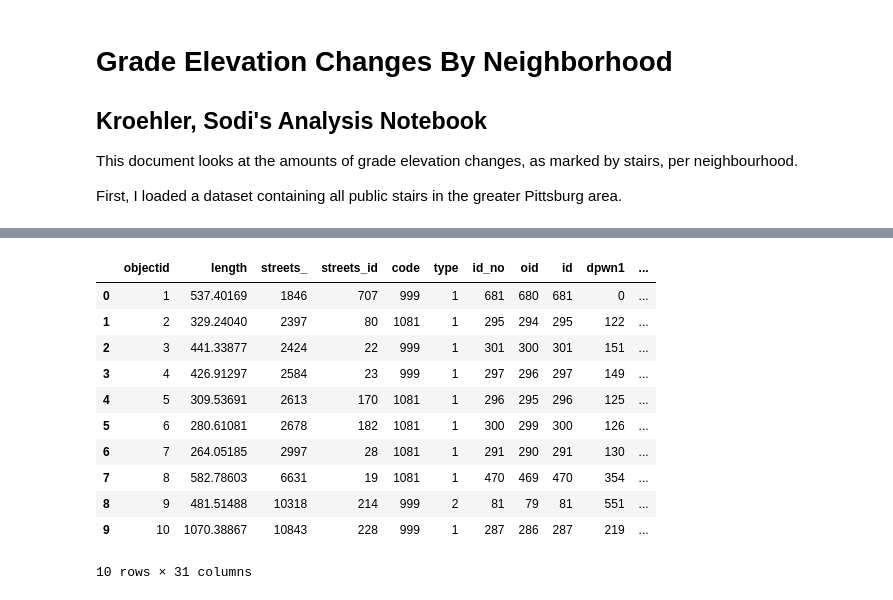
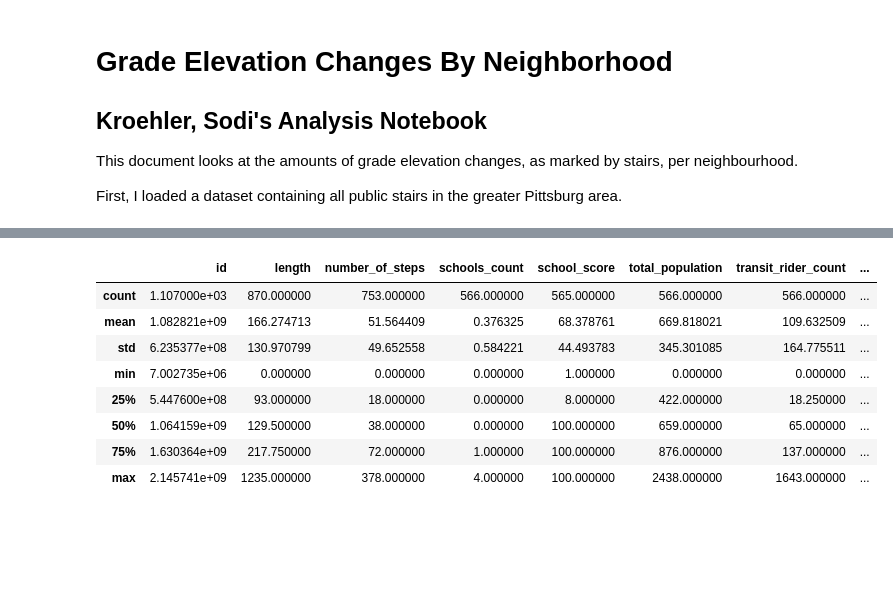
Before and after one commit to SodiKroehler/CS0010_Final_Project, a Jupyter notebook: SK_PersonalNotebook.ipynb, the cells around one changed output, grey strips where cells are left out. Saved outputs shown, nothing was run; the diff lists cells and outputs as text; code cells hidden in the pictures; blank space fills up the shorter version.

```diff
--- a/SK_PersonalNotebook.ipynb
+++ b/SK_PersonalNotebook.ipynb
@@ -36,16 +16,13 @@ list(stairs.columns)
-# %%
-stairs.head(10)
-# %% [output]
-|  | objectid | length | streets_ | streets_id | code | type | id_no | oid | id | dpwn1 | ... |
-| 0 | 1 | 537.40169 | 1846 | 707 | 999 | 1 | 681 | 680 | 681 | 0 | ... |
-| 1 | 2 | 329.24040 | 2397 | 80 | 1081 | 1 | 295 | 294 | 295 | 122 | ... |
-| 2 | 3 | 441.33877 | 2424 | 22 | 999 | 1 | 301 | 300 | 301 | 151 | ... |
-| 3 | 4 | 426.91297 | 2584 | 23 | 999 | 1 | 297 | 296 | 297 | 149 | ... |
-| 4 | 5 | 309.53691 | 2613 | 170 | 1081 | 1 | 296 | 295 | 296 | 125 | ... |
-| 5 | 6 | 280.61081 | 2678 | 182 | 1081 | 1 | 300 | 299 | 300 | 126 | ... |
-| 6 | 7 | 264.05185 | 2997 | 28 | 1081 | 1 | 291 | 290 | 291 | 130 | ... |
-| 7 | 8 | 582.78603 | 6631 | 19 | 1081 | 1 | 470 | 469 | 470 | 354 | ... |
-| 8 | 9 | 481.51488 | 10318 | 214 | 999 | 2 | 81 | 79 | 81 | 551 | ... |
-| 9 | 10 | 1070.38867 | 10843 | 228 | 999 | 1 | 287 | 286 | 287 | 219 | ... |
-10 rows × 31 columns
+# %%
+stairs.describe()
+# %% [output]
+|  | id | length | number_of_steps | schools_count | school_score | total_population | transit_rider_count | ... |
+| count | 1.107000e+03 | 870.000000 | 753.000000 | 566.000000 | 565.000000 | 566.000000 | 566.000000 | ... |
+| mean | 1.082821e+09 | 166.274713 | 51.564409 | 0.376325 | 68.378761 | 669.818021 | 109.632509 | ... |
+| std | 6.235377e+08 | 130.970799 | 49.652558 | 0.584221 | 44.493783 | 345.301085 | 164.775511 | ... |
+| min | 7.002735e+06 | 0.000000 | 0.000000 | 0.000000 | 1.000000 | 0.000000 | 0.000000 | ... |
+| 25% | 5.447600e+08 | 93.000000 | 18.000000 | 0.000000 | 8.000000 | 422.000000 | 18.250000 | ... |
+| 50% | 1.064159e+09 | 129.500000 | 38.000000 | 0.000000 | 100.000000 | 659.000000 | 65.000000 | ... |
+| 75% | 1.630364e+09 | 217.750000 | 72.000000 | 1.000000 | 100.000000 | 876.000000 | 137.000000 | ... |
+| max | 2.145741e+09 | 1235.000000 | 378.000000 | 4.000000 | 100.000000 | 2438.000000 | 1643.000000 | ... |
 # %%
```
Also changed, not shown: parts of 11 cells of this notebook, 1 other file.
